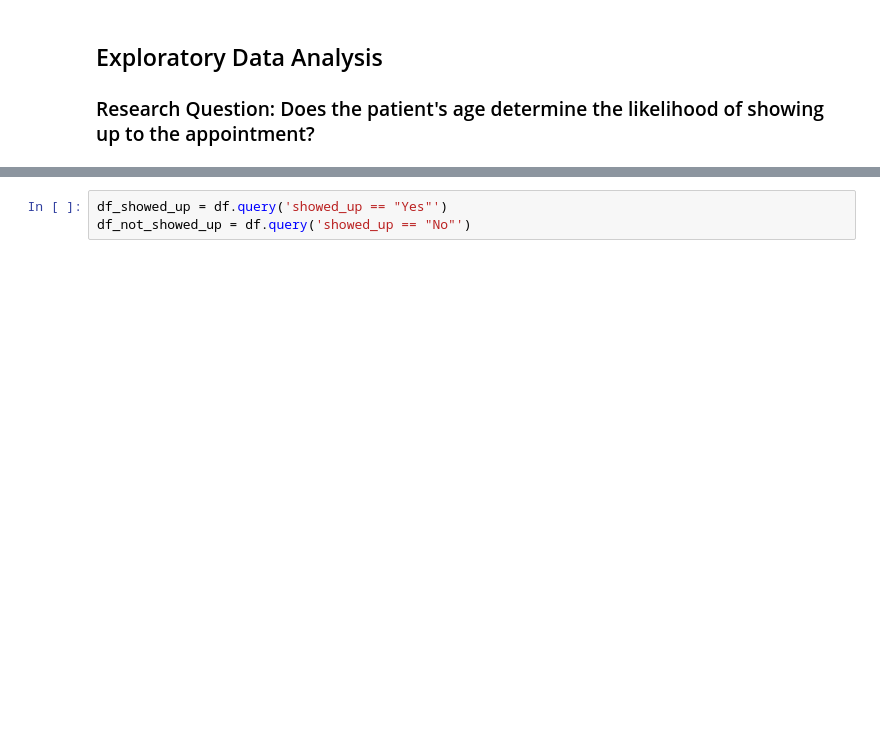
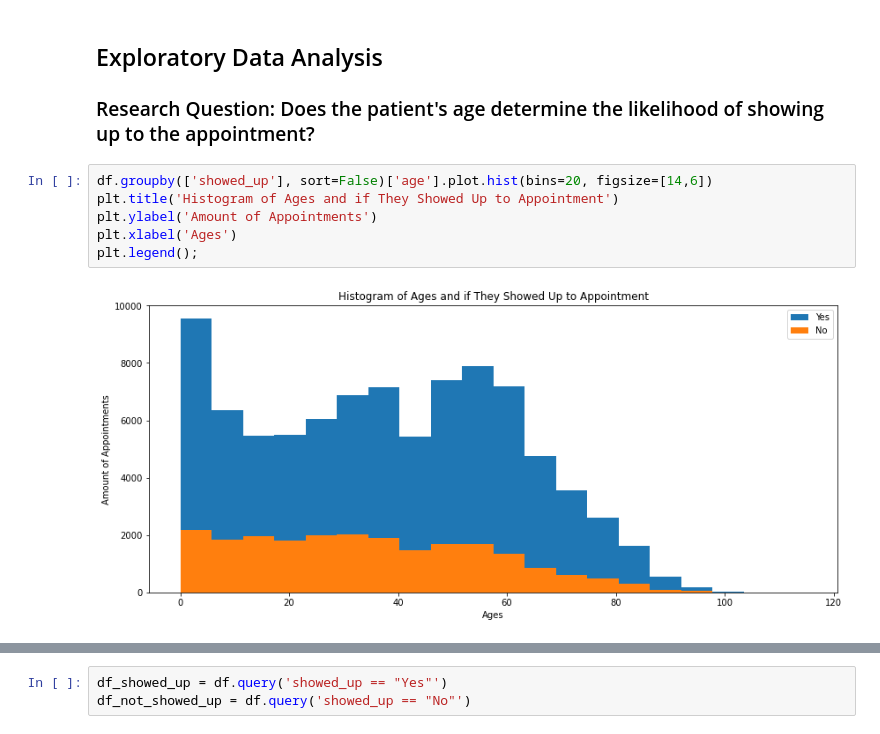
Before and after one commit to jlvalport/Medical-appointments-analysis, a Jupyter notebook: No-show Medical Appointments Analysis.ipynb, the cells around one changed output, grey strips where cells are left out. Saved outputs shown, nothing was run; the diff lists cells and outputs as text; blank space fills up the shorter version.

```diff
--- a/No-show Medical Appointments Analysis.ipynb
+++ b/No-show Medical Appointments Analysis.ipynb
@@ -281,3 +281,11 @@ We also get rid of the row with age '-1' because it does not make sense.
 ## Exploratory Data Analysis
 
 ### Research Question: Does the patient's age determine the likelihood of showing up to the appointment?
+# %%
+df.groupby(['showed_up'], sort=False)['age'].plot.hist(bins=20, figsize=[14,6])
+plt.title('Histogram of Ages and if They Showed Up to Appointment')
+plt.ylabel('Amount of Appointments')
+plt.xlabel('Ages')
+plt.legend();
+# %% [output]
+[figure, added]
```
Also changed, not shown: parts of 12 cells of this notebook.
